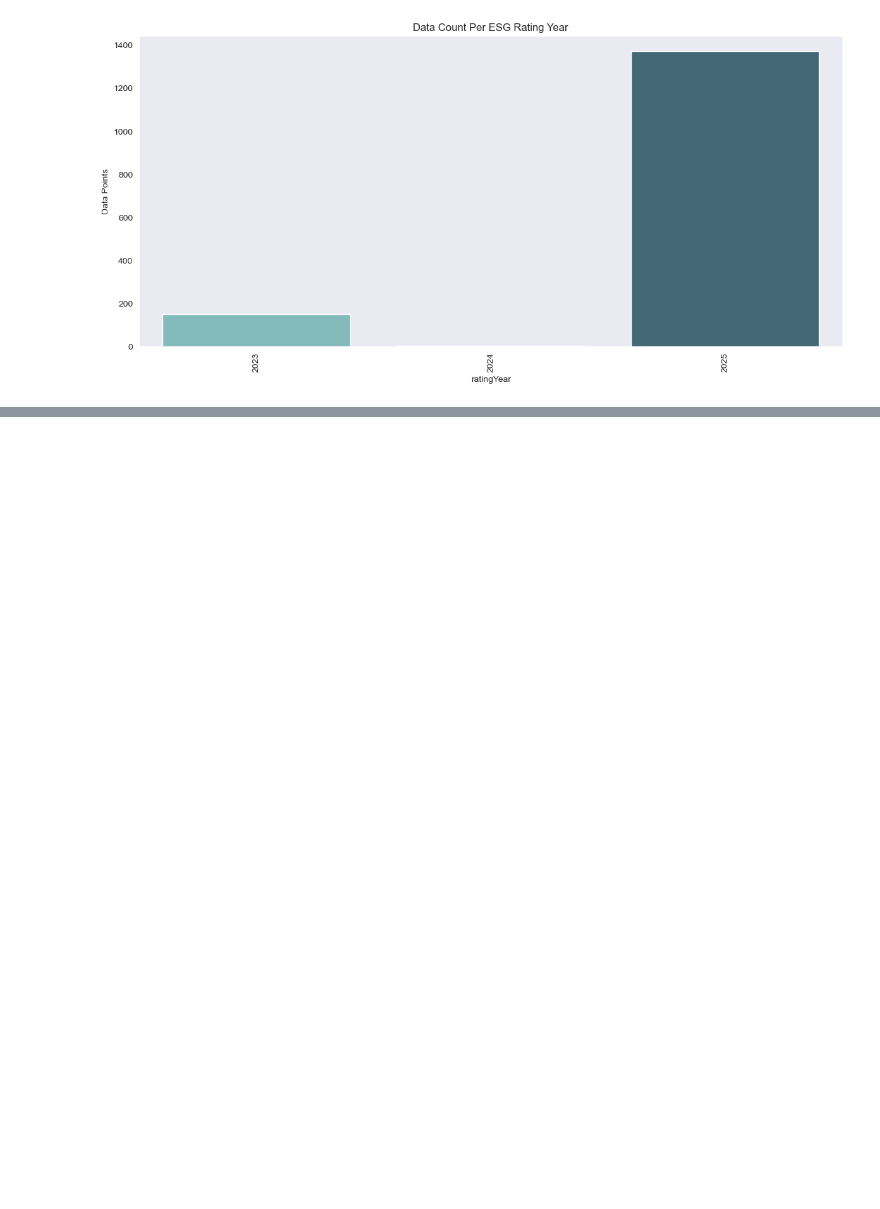
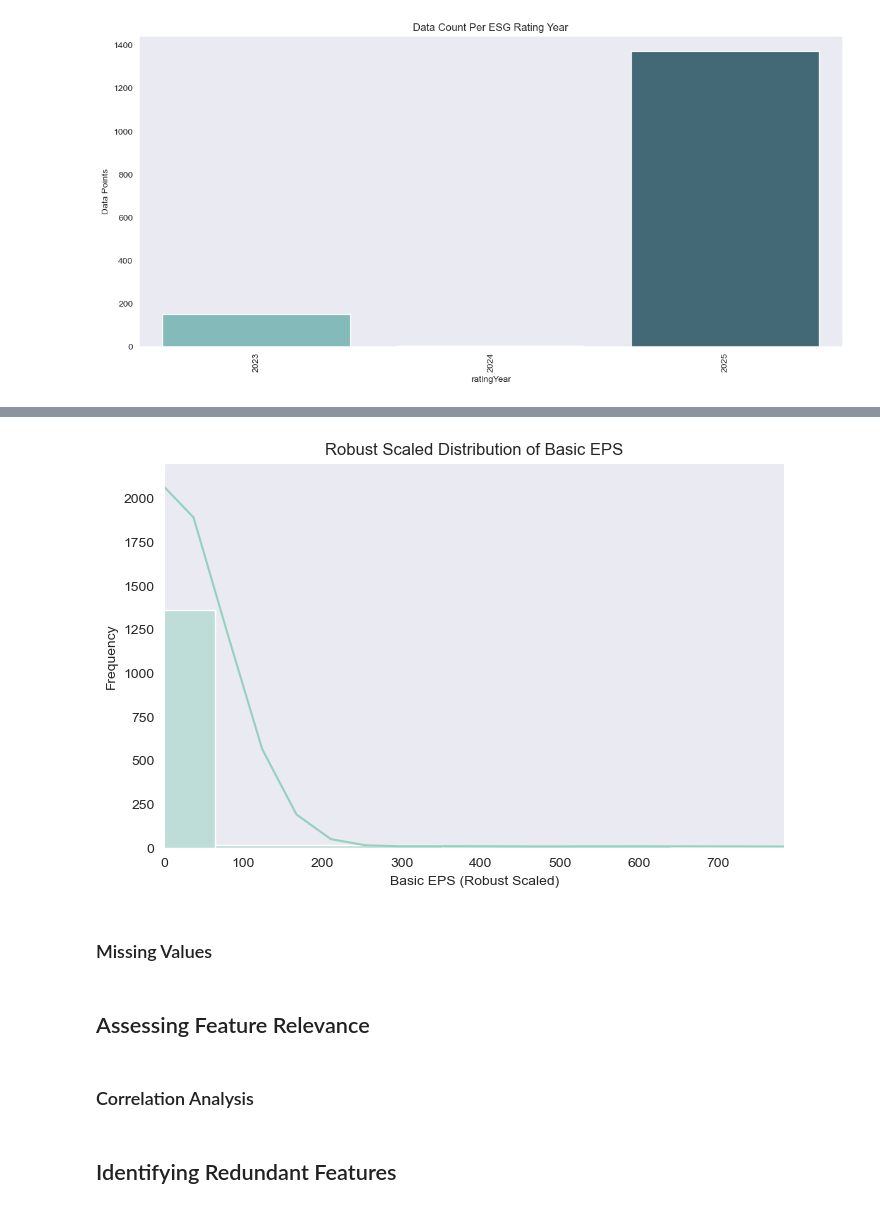
Before and after one commit to NotMishaal/esg-prediction, a Jupyter notebook: notebooks/data_exploration.ipynb, the cells around one changed output, grey strips where cells are left out. Cells and saved outputs as stored; diff of their text form; code cells hidden in the pictures; blank space fills up the shorter version.

```diff
--- a/notebooks/data_exploration.ipynb
+++ b/notebooks/data_exploration.ipynb
@@ -104,0 +318,18 @@ plt.show()
+# %%
+plt.figure(figsize=(8, 5))
+sns.histplot(df["Basic_EPS_Scaled"], kde=True, bins=30)
+plt.title("Robust Scaled Distribution of Basic EPS")
+plt.xlim(0, df["Basic_EPS_Scaled"].quantile(0.99))
+plt.xlabel("Basic EPS (Robust Scaled)")
+plt.ylabel("Frequency")
+plt.show()
+# %% [output]
+[figure, added]
+# %% [markdown]
+### Missing Values
+# %% [markdown]
+## Assessing Feature Relevance
+# %% [markdown]
+### Correlation Analysis
+# %% [markdown]
+## Identifying Redundant Features
```
Also changed, not shown: parts of 27 cells of this notebook.
